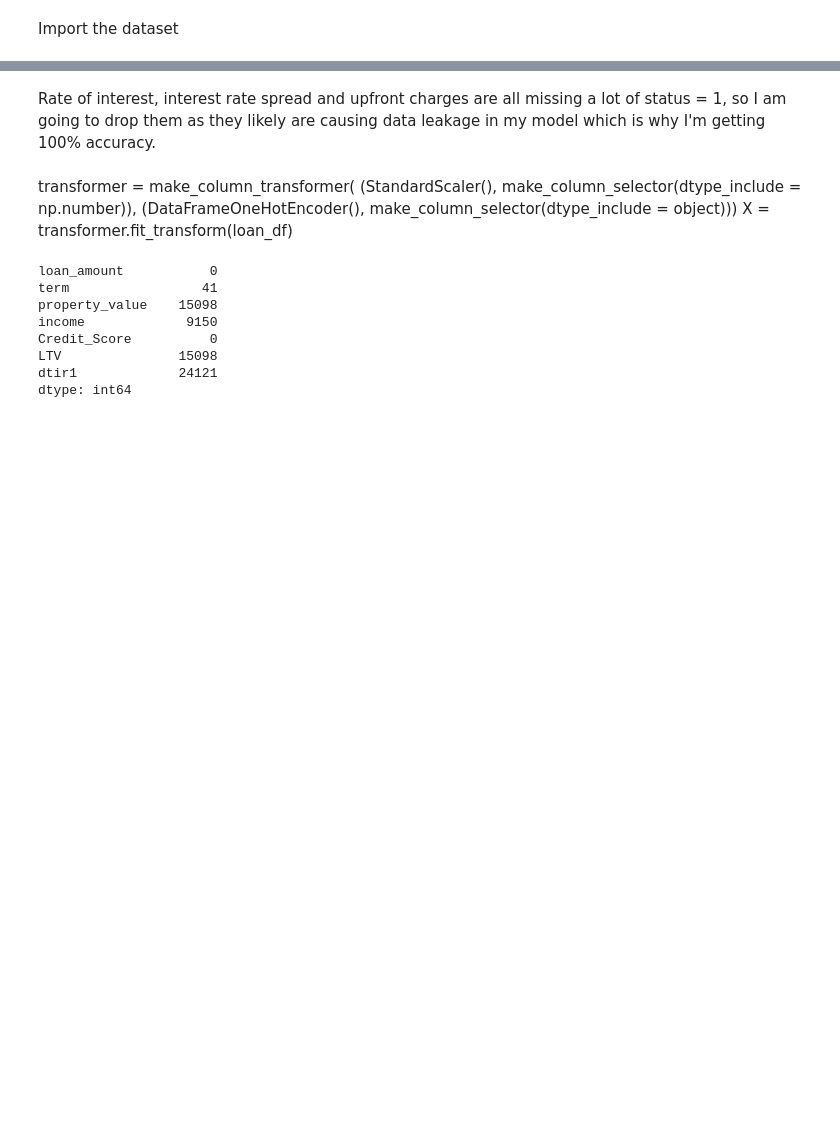
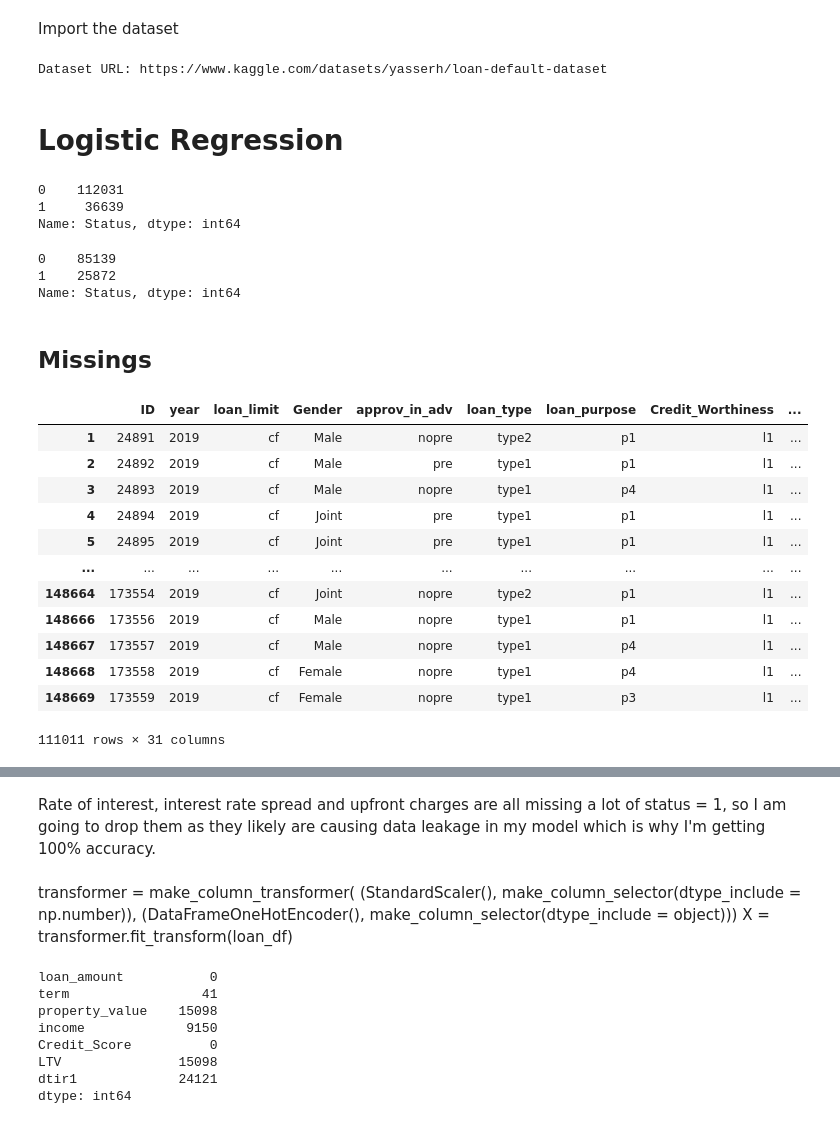
Before and after one commit to kaylawilding/LoanDefault, a Jupyter notebook: notebooks/loan_default.ipynb, the cells around one changed output, grey strips where cells are left out. Drawn from its saved outputs; the diff is of its cells as text; code cells hidden in the pictures; blank space fills up the shorter version.

```diff
--- a/loan_default.ipynb
+++ b/notebooks/loan_default.ipynb
@@ -26,0 +24,54 @@ df_orig = pd.read_csv('Raw Data/Loan_Default.csv')
+# %%
+kaggle.api.authenticate()
+kaggle.api.dataset_download_files('yasserh/loan-default-dataset', path='../backend/data/raw/', unzip=True)
+loan_df = pd.read_csv('../backend/data/raw//Loan_Default.csv')
+# %% [output]
+Dataset URL: https://www.kaggle.com/datasets/yasserh/loan-default-dataset
+# %% [markdown]
+# Logistic Regression
+# %%
+print(loan_df['Status'].value_counts())
+# %% [output]
+0    112031
+1     36639
+Name: Status, dtype: int64
+# %%
+loan_df = loan_df[~loan_df['Gender'].str.contains("Not Available")]
+print(loan_df['Status'].value_counts())
+# %% [output]
+0    85139
+1    25872
+Name: Status, dtype: int64
+# %% [markdown]
+## Missings
+# %%
+# All or mostly missing where status = 1
+loan_df = loan_df.drop(columns=['rate_of_interest', 'Interest_rate_spread', 'Upfront_charges'])
+dict_na = {
+    'loan_limit': loan_df['loan_limit'].mode()[0],
+    'approv_in_adv': loan_df['approv_in_adv'].mode()[0],
+    'loan_purpose': loan_df['loan_purpose'].mode()[0],
+    'term': loan_df['term'].mode()[0],
+    'Neg_ammortization': loan_df['Neg_ammortization'].mode()[0],
+    'property_value': loan_df['property_value'].mean(),
+    'income': loan_df['income'].mean(),
+    'LTV': loan_df['LTV'].mean(),
+    'dtir1': loan_df['dtir1'].mean()
+}
+loan_df = loan_df.fillna(dict_na)
+assert loan_df.isnull().sum().sum() == 0
+display(loan_df)
+# %% [output]
+|  | ID | year | loan_limit | Gender | approv_in_adv | loan_type | loan_purpose | Credit_Worthiness | ... |
+| 1 | 24891 | 2019 | cf | Male | nopre | type2 | p1 | l1 | ... |
+| 2 | 24892 | 2019 | cf | Male | pre | type1 | p1 | l1 | ... |
+| 3 | 24893 | 2019 | cf | Male | nopre | type1 | p4 | l1 | ... |
+| 4 | 24894 | 2019 | cf | Joint | pre | type1 | p1 | l1 | ... |
+| 5 | 24895 | 2019 | cf | Joint | pre | type1 | p1 | l1 | ... |
+| ... | ... | ... | ... | ... | ... | ... | ... | ... | ... |
+| 148664 | 173554 | 2019 | cf | Joint | nopre | type2 | p1 | l1 | ... |
+| 148666 | 173556 | 2019 | cf | Male | nopre | type1 | p1 | l1 | ... |
+| 148667 | 173557 | 2019 | cf | Male | nopre | type1 | p4 | l1 | ... |
+| 148668 | 173558 | 2019 | cf | Female | nopre | type1 | p4 | l1 | ... |
+| 148669 | 173559 | 2019 | cf | Female | nopre | type1 | p3 | l1 | ... |
+111011 rows × 31 columns
```
Also changed, not shown: parts of 20 cells of this notebook, 21 other files.
